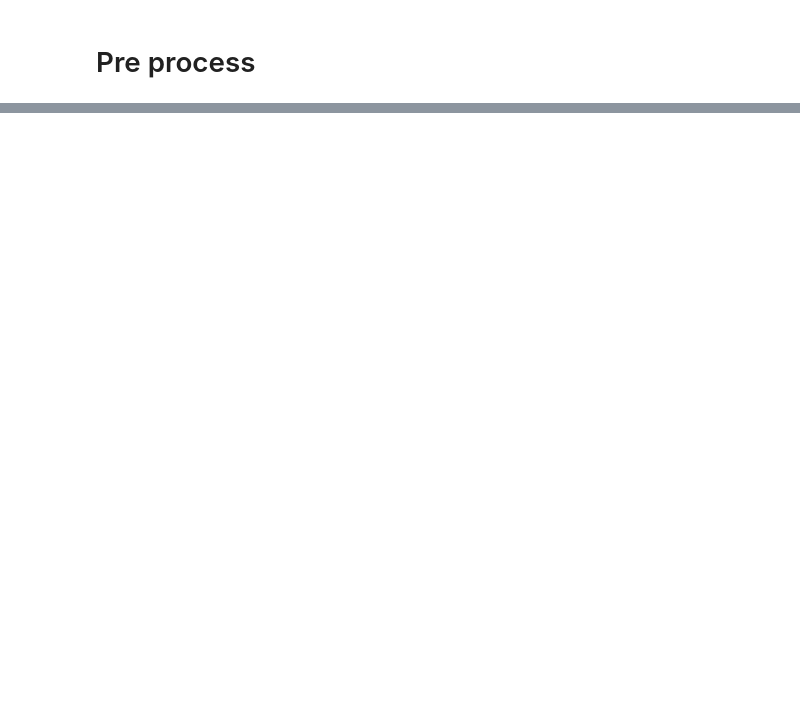
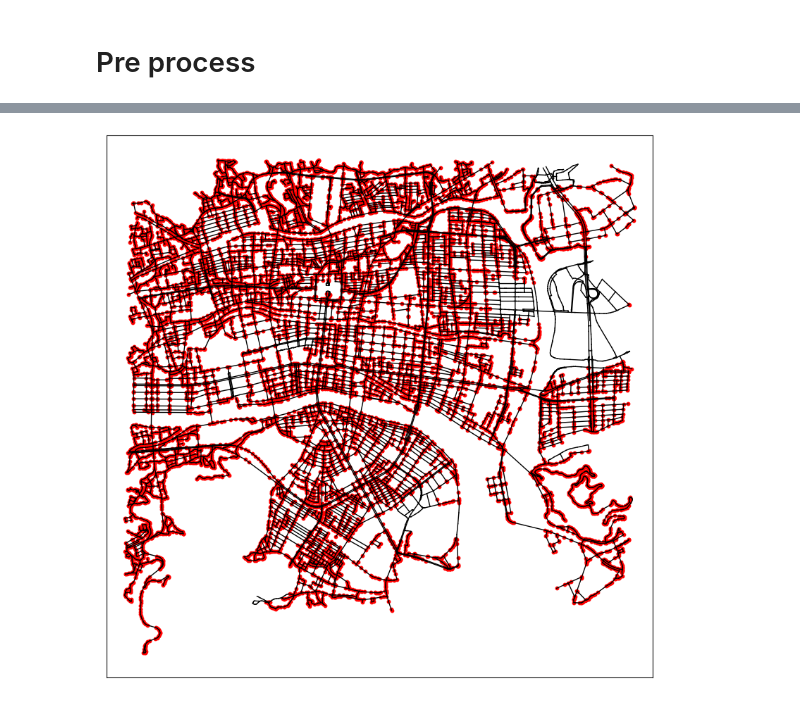
Before and after one commit to erick2307/tsuevac, a Jupyter notebook: new_kochi/preprocess.ipynb, the cells around one changed output, grey strips where cells are left out. Saved outputs shown, nothing was run; the diff lists cells and outputs as text; code cells hidden in the pictures; blank space fills up the shorter version.

```diff
--- a/new_kochi/preprocess.ipynb
+++ b/new_kochi/preprocess.ipynb
@@ -218,6 +2,0 @@ int(cdf.width[4])
-# %%
-for i,j in enumerate(cdf.width):
-        try:
-                int(j)
-        except:
-                print(i,int(j[2]))
@@ -347,0 +236,12 @@ sh_gdf.explore()
+# %%
+import matplotlib.pyplot as plt
+
+pedDB = np.loadtxt('./data/agentsdb.csv',delimiter=',')
+numPedestrian = pedDB.shape[0]
+ag = pedDB[:numPedestrian,4]
+hist, bin_edges = np.histogram(ag,density=False)
+norm = plt.Normalize()
+colors = plt.cm.jet(norm(hist))
+ag_unique = np.unique(ag.astype(np.int64))
+ag_unique.shape
+colors
@@ -347,0 +259,35 @@ sh_gdf.explore()
+# %%
+import matplotlib.pyplot as plt
+plt.style.use('default')
+
+linksdb = np.loadtxt('./data/linksdb.csv',delimiter=',')
+nodesdb = np.loadtxt('./data/nodesdb.csv',delimiter=',')
+pedDB = np.loadtxt('./data/agentsdb.csv',delimiter=',')
+numPedestrian = pedDB.shape[0]
+transLinkdb = np.loadtxt('./data/actionsdb.csv',delimiter=',')
+
+colorNode = ["b","r"]
+plt.figure(num="Network",figsize=(10,10))
+for i in range(linksdb.shape[0]):
+    plt.plot([nodesdb[int(linksdb[i,1]),1], nodesdb[int(linksdb[i,2]),1]],[nodesdb[int(linksdb[i,1]),2], nodesdb[int(linksdb[i,2]),2]], c='k', lw=1)
+    # plt.text(0.5*(nodesdb[int(linksdb[i,1]),1] + nodesdb[int(linksdb[i,2]),1]) , 0.5*(nodesdb[int(linksdb[i,1]),2] + nodesdb[int(linksdb[i,2]),2]),
+    #         "%d" % linksdb[i,0], fontsize=8, color='g')
+# for i in range(self.nodesdb.shape[0]):
+#     plt.text(self.nodesdb[i,1], self.nodesdb[i,2], self.nodesdb[i,0], fontsize = 7, color=colorNode[ int(self.nodesdb[i,3]) ])
+
+indxZeroActions = np.where(transLinkdb[:,1] == 0)[0]
+# plt.scatter(nodesdb[indxZeroActions][:,1], nodesdb[indxZeroActions][:,2], s=20, edgecolor='r', linewidths=1.0)
+
+#plot agents
+ag = pedDB[:numPedestrian,4]
+hist, bin_edges = np.histogram(ag,density=False)
+norm = plt.Normalize()
+colors = plt.cm.jet(norm(hist))
+for n in ag_unique:
+    plt.scatter(nodesdb[int(n),1], nodesdb[int(n),2], s=10, c = "r", linewidth=1.0)
+plt.axis("equal")
+plt.xticks([])
+plt.yticks([])
+plt.show()
+# %% [output]
+[figure, added]
```
Also changed, not shown: parts of 52 cells of this notebook, 13 other files.
